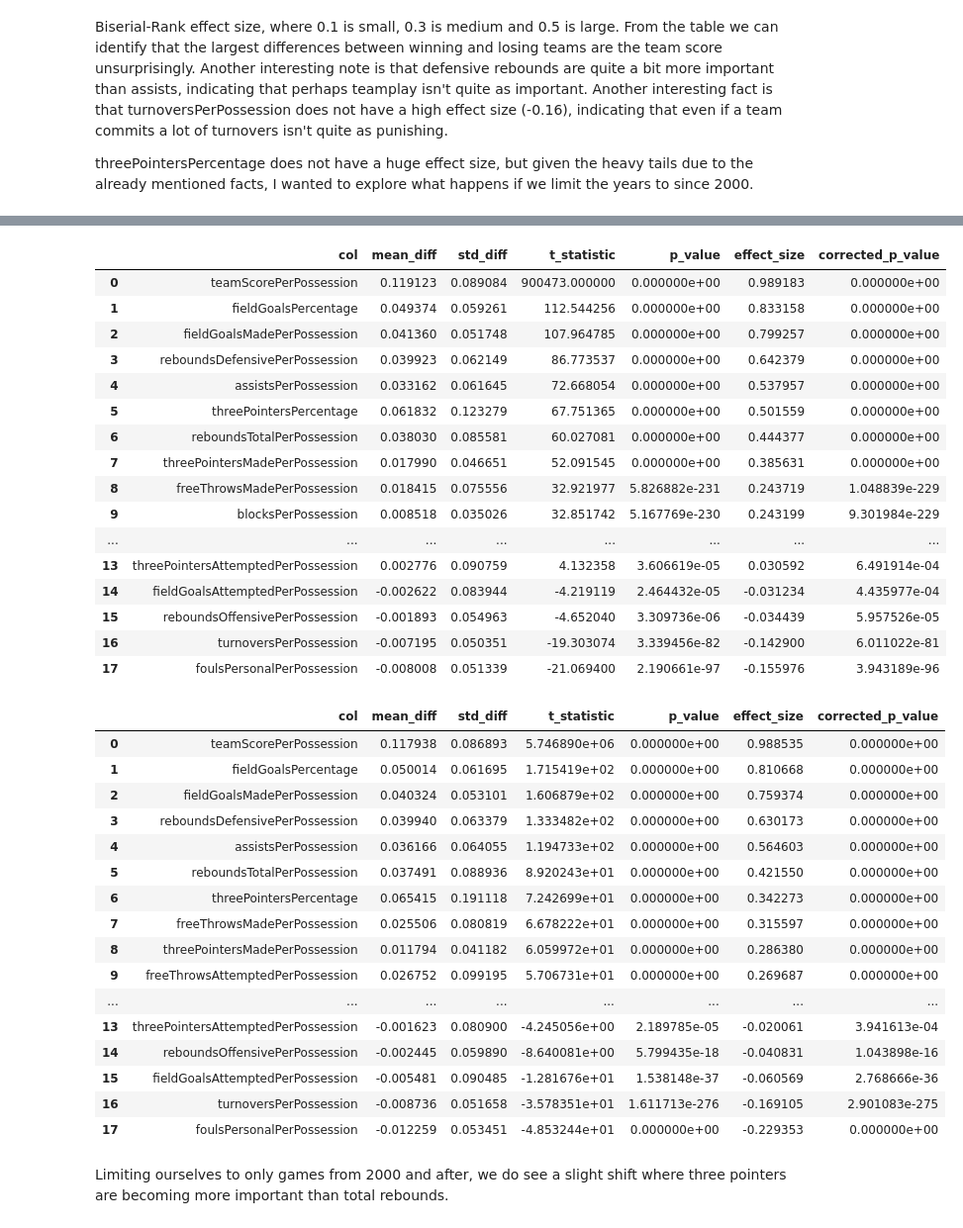
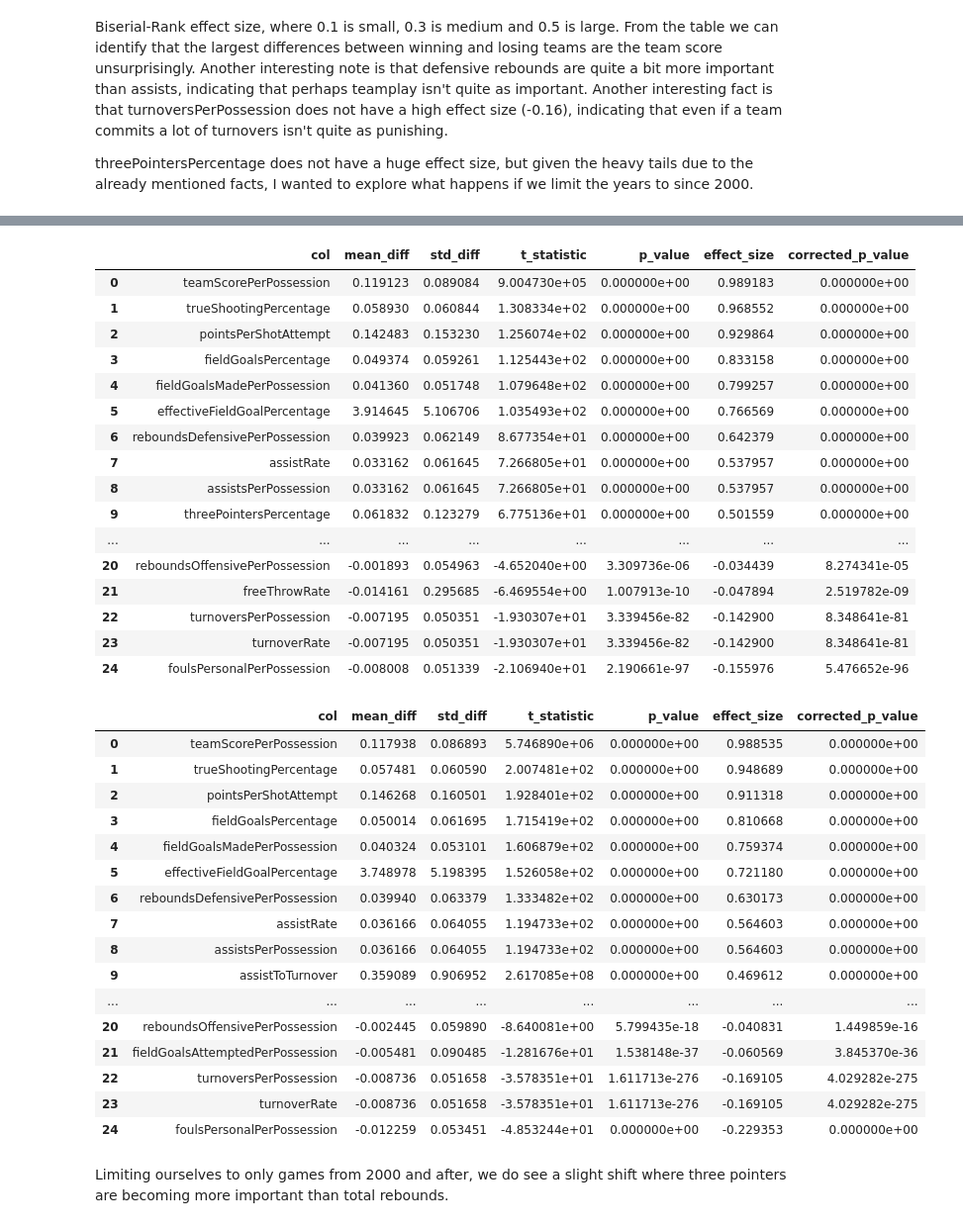
Before and after one commit to 5v3nn/uzh-esc403-data-science-project-nba, a Jupyter notebook: winning_teams.ipynb, the cells around one changed output, grey strips where cells are left out. Shown at 99% size. Saved outputs shown, nothing was run; the diff lists cells and outputs as text; code cells hidden in the pictures.

Commit message:
winning teams analysis done

```diff
--- a/winning_teams.ipynb
+++ b/winning_teams.ipynb
@@ -113,2 +150,11 @@ for col in per_possession_cols:
+# %%
+# Calculate all metrics above:
+team_statistics_df['effectiveFieldGoalPercentage'] = team_statistics_df['fieldGoalsMade'] + 0.5 * team_statistics_df['threePointersAttempted'] / team_statistics_df['fieldGoalsAttempted']
+team_statistics_df['trueShootingPercentage'] = team_statistics_df['teamScore'] / (2 * (team_statistics_df['fieldGoalsAttempted'] + 0.44 * team_statistics_df['freeThrowsAttempted']))
+team_statistics_df['pointsPerShotAttempt'] = team_statistics_df['teamScore'] / team_statistics_df['fieldGoalsAttempted']
+team_statistics_df['freeThrowRate'] = team_statistics_df['freeThrowsAttempted'] / team_statistics_df['fieldGoalsMade']
+team_statistics_df['assistRate'] = team_statistics_df['assists'] / team_statistics_df['possessions']
+team_statistics_df['turnoverRate'] = team_statistics_df['turnovers'] / team_statistics_df['possessions']
+team_statistics_df['assistToTurnover'] = team_statistics_df['assists'] / team_statistics_df['turnovers']
 # %%
 # Save the dataframe to a csv file
@@ -121,6 +167,9 @@ loss = team_statistics_df[team_statistics_df["win"] == 0]
 paired = pd.merge(win, loss, on=["gameId"], suffixes=("_win", "_loss"))
 # %%
 cols = [c for c in team_statistics_df.columns if c.endswith("PerPossession") or c.endswith("Percentage")]
+cols_additional = ["pointsPerShotAttempt", "freeThrowRate", "assistRate", "turnoverRate", "assistToTurnover"]
+cols = cols + cols_additional
+
 
 differences = paired[[f"{col}_win" for col in cols]].values - paired[[f"{col}_loss" for col in cols]].values
 differences = pd.DataFrame(differences, columns=cols)
@@ -173,7 +222,7 @@ results = []
 for col in cols:
     diffs = differences[col]
 
-    if col == "teamScorePerPossession":
+    if col == "teamScorePerPossession" or col == "assistToTurnover":
         res = pg.wilcoxon(diffs)
         statistic = res['W-val'].iloc[0]
         p_value = res['p-val'].iloc[0]
@@ -238,7 +287,6 @@ win_2000 = team_statistics_df_2000[team_statistics_df_2000["win"] == 1]
 loss_2000 = team_statistics_df_2000[team_statistics_df_2000["win"] == 0]
 paired_2000 = pd.merge(win_2000, loss_2000, on=["gameId"], suffixes=("_win", "_loss"))
 # %%
-cols = [c for c in team_statistics_df_2000.columns if c.endswith("PerPossession") or c.endswith("Percentage")]
 differences_2000 = paired_2000[[f"{col}_win" for col in cols]].values - paired_2000[[f"{col}_loss" for col in cols]].values
 differences_2000 = pd.DataFrame(differences_2000, columns=cols)
 # %%
@@ -268,70 +316,70 @@ from statsmodels.stats.multitest import multipletests
 import pingouin as pg
 
 results_2000 = []
 for col in cols:
     diffs = differences_2000[col]
 
-    if col == "teamScorePerPossession":
+    if col == "teamScorePerPossession" or col == "assistToTurnover":
         res = pg.wilcoxon(diffs)
         statistic = res['W-val'].iloc[0]
         p_value = res['p-val'].iloc[0]
         effect_size = res['RBC'].iloc[0]
     else:
         statistic, p_value = stats.ttest_1samp(diffs, 0)
         effect_size = diffs.mean() / diffs.std(ddof=1)
     results_2000.append({
         'col': col,
         'mean_diff': diffs.mean(),
         'std_diff': diffs.std(ddof=1),
         't_statistic': statistic,
         'p_value': p_value,
         'effect_size': effect_size
     })
 
 results_2000_df = pd.DataFrame(results_2000)
 
 # Bonferri Correction
 results_2000_df['corrected_p_value'] = multipletests(results_2000_df['p_value'], method='bonferroni')[1]
 results_2000_df = results_2000_df.sort_values('effect_size', ascending=False).reset_index(drop=True)
 results_2000_df
 # %% [output]
 |  | col | mean_diff | std_diff | t_statistic | p_value | effect_size | corrected_p_value |
-| 0 | teamScorePerPossession | 0.119123 | 0.089084 | 900473.000000 | 0.000000e+00 | 0.989183 | 0.000000e+00 |
-| 1 | fieldGoalsPercentage | 0.049374 | 0.059261 | 112.544256 | 0.000000e+00 | 0.833158 | 0.000000e+00 |
-| 2 | fieldGoalsMadePerPossession | 0.041360 | 0.051748 | 107.964785 | 0.000000e+00 | 0.799257 | 0.000000e+00 |
-| 3 | reboundsDefensivePerPossession | 0.039923 | 0.062149 | 86.773537 | 0.000000e+00 | 0.642379 | 0.000000e+00 |
-| 4 | assistsPerPossession | 0.033162 | 0.061645 | 72.668054 | 0.000000e+00 | 0.537957 | 0.000000e+00 |
-| 5 | threePointersPercentage | 0.061832 | 0.123279 | 67.751365 | 0.000000e+00 | 0.501559 | 0.000000e+00 |
-| 6 | reboundsTotalPerPossession | 0.038030 | 0.085581 | 60.027081 | 0.000000e+00 | 0.444377 | 0.000000e+00 |
-| 7 | threePointersMadePerPossession | 0.017990 | 0.046651 | 52.091545 | 0.000000e+00 | 0.385631 | 0.000000e+00 |
-| 8 | freeThrowsMadePerPossession | 0.018415 | 0.075556 | 32.921977 | 5.826882e-231 | 0.243719 | 1.048839e-229 |
-| 9 | blocksPerPossession | 0.008518 | 0.035026 | 32.851742 | 5.167769e-230 | 0.243199 | 9.301984e-229 |
+| 0 | teamScorePerPossession | 0.119123 | 0.089084 | 9.004730e+05 | 0.000000e+00 | 0.989183 | 0.000000e+00 |
+| 1 | trueShootingPercentage | 0.058930 | 0.060844 | 1.308334e+02 | 0.000000e+00 | 0.968552 | 0.000000e+00 |
+| 2 | pointsPerShotAttempt | 0.142483 | 0.153230 | 1.256074e+02 | 0.000000e+00 | 0.929864 | 0.000000e+00 |
+| 3 | fieldGoalsPercentage | 0.049374 | 0.059261 | 1.125443e+02 | 0.000000e+00 | 0.833158 | 0.000000e+00 |
+| 4 | fieldGoalsMadePerPossession | 0.041360 | 0.051748 | 1.079648e+02 | 0.000000e+00 | 0.799257 | 0.000000e+00 |
+| 5 | effectiveFieldGoalPercentage | 3.914645 | 5.106706 | 1.035493e+02 | 0.000000e+00 | 0.766569 | 0.000000e+00 |
+| 6 | reboundsDefensivePerPossession | 0.039923 | 0.062149 | 8.677354e+01 | 0.000000e+00 | 0.642379 | 0.000000e+00 |
+| 7 | assistRate | 0.033162 | 0.061645 | 7.266805e+01 | 0.000000e+00 | 0.537957 | 0.000000e+00 |
+| 8 | assistsPerPossession | 0.033162 | 0.061645 | 7.266805e+01 | 0.000000e+00 | 0.537957 | 0.000000e+00 |
+| 9 | threePointersPercentage | 0.061832 | 0.123279 | 6.775136e+01 | 0.000000e+00 | 0.501559 | 0.000000e+00 |
 | ... | ... | ... | ... | ... | ... | ... | ... |
-| 13 | threePointersAttemptedPerPossession | 0.002776 | 0.090759 | 4.132358 | 3.606619e-05 | 0.030592 | 6.491914e-04 |
-| 14 | fieldGoalsAttemptedPerPossession | -0.002622 | 0.083944 | -4.219119 | 2.464432e-05 | -0.031234 | 4.435977e-04 |
-| 15 | reboundsOffensivePerPossession | -0.001893 | 0.054963 | -4.652040 | 3.309736e-06 | -0.034439 | 5.957526e-05 |
-| 16 | turnoversPerPossession | -0.007195 | 0.050351 | -19.303074 | 3.339456e-82 | -0.142900 | 6.011022e-81 |
-| 17 | foulsPersonalPerPossession | -0.008008 | 0.051339 | -21.069400 | 2.190661e-97 | -0.155976 | 3.943189e-96 |
+| 20 | reboundsOffensivePerPossession | -0.001893 | 0.054963 | -4.652040e+00 | 3.309736e-06 | -0.034439 | 8.274341e-05 |
+| 21 | freeThrowRate | -0.014161 | 0.295685 | -6.469554e+00 | 1.007913e-10 | -0.047894 | 2.519782e-09 |
+| 22 | turnoversPerPossession | -0.007195 | 0.050351 | -1.930307e+01 | 3.339456e-82 | -0.142900 | 8.348641e-81 |
+| 23 | turnoverRate | -0.007195 | 0.050351 | -1.930307e+01 | 3.339456e-82 | -0.142900 | 8.348641e-81 |
+| 24 | foulsPersonalPerPossession | -0.008008 | 0.051339 | -2.106940e+01 | 2.190661e-97 | -0.155976 | 5.476652e-96 |
 # %%
 results_df
 # %% [output]
 |  | col | mean_diff | std_diff | t_statistic | p_value | effect_size | corrected_p_value |
 | 0 | teamScorePerPossession | 0.117938 | 0.086893 | 5.746890e+06 | 0.000000e+00 | 0.988535 | 0.000000e+00 |
-| 1 | fieldGoalsPercentage | 0.050014 | 0.061695 | 1.715419e+02 | 0.000000e+00 | 0.810668 | 0.000000e+00 |
-| 2 | fieldGoalsMadePerPossession | 0.040324 | 0.053101 | 1.606879e+02 | 0.000000e+00 | 0.759374 | 0.000000e+00 |
-| 3 | reboundsDefensivePerPossession | 0.039940 | 0.063379 | 1.333482e+02 | 0.000000e+00 | 0.630173 | 0.000000e+00 |
-| 4 | assistsPerPossession | 0.036166 | 0.064055 | 1.194733e+02 | 0.000000e+00 | 0.564603 | 0.000000e+00 |
-| 5 | reboundsTotalPerPossession | 0.037491 | 0.088936 | 8.920243e+01 | 0.000000e+00 | 0.421550 | 0.000000e+00 |
-| 6 | threePointersPercentage | 0.065415 | 0.191118 | 7.242699e+01 | 0.000000e+00 | 0.342273 | 0.000000e+00 |
-| 7 | freeThrowsMadePerPossession | 0.025506 | 0.080819 | 6.678222e+01 | 0.000000e+00 | 0.315597 | 0.000000e+00 |
-| 8 | threePointersMadePerPossession | 0.011794 | 0.041182 | 6.059972e+01 | 0.000000e+00 | 0.286380 | 0.000000e+00 |
-| 9 | freeThrowsAttemptedPerPossession | 0.026752 | 0.099195 | 5.706731e+01 | 0.000000e+00 | 0.269687 | 0.000000e+00 |
+| 1 | trueShootingPercentage | 0.057481 | 0.060590 | 2.007481e+02 | 0.000000e+00 | 0.948689 | 0.000000e+00 |
+| 2 | pointsPerShotAttempt | 0.146268 | 0.160501 | 1.928401e+02 | 0.000000e+00 | 0.911318 | 0.000000e+00 |
+| 3 | fieldGoalsPercentage | 0.050014 | 0.061695 | 1.715419e+02 | 0.000000e+00 | 0.810668 | 0.000000e+00 |
+| 4 | fieldGoalsMadePerPossession | 0.040324 | 0.053101 | 1.606879e+02 | 0.000000e+00 | 0.759374 | 0.000000e+00 |
+| 5 | effectiveFieldGoalPercentage | 3.748978 | 5.198395 | 1.526058e+02 | 0.000000e+00 | 0.721180 | 0.000000e+00 |
+| 6 | reboundsDefensivePerPossession | 0.039940 | 0.063379 | 1.333482e+02 | 0.000000e+00 | 0.630173 | 0.000000e+00 |
+| 7 | assistRate | 0.036166 | 0.064055 | 1.194733e+02 | 0.000000e+00 | 0.564603 | 0.000000e+00 |
+| 8 | assistsPerPossession | 0.036166 | 0.064055 | 1.194733e+02 | 0.000000e+00 | 0.564603 | 0.000000e+00 |
+| 9 | assistToTurnover | 0.359089 | 0.906952 | 2.617085e+08 | 0.000000e+00 | 0.469612 | 0.000000e+00 |
 | ... | ... | ... | ... | ... | ... | ... | ... |
-| 13 | threePointersAttemptedPerPossession | -0.001623 | 0.080900 | -4.245056e+00 | 2.189785e-05 | -0.020061 | 3.941613e-04 |
-| 14 | reboundsOffensivePerPossession | -0.002445 | 0.059890 | -8.640081e+00 | 5.799435e-18 | -0.040831 | 1.043898e-16 |
-| 15 | fieldGoalsAttemptedPerPossession | -0.005481 | 0.090485 | -1.281676e+01 | 1.538148e-37 | -0.060569 | 2.768666e-36 |
-| 16 | turnoversPerPossession | -0.008736 | 0.051658 | -3.578351e+01 | 1.611713e-276 | -0.169105 | 2.901083e-275 |
-| 17 | foulsPersonalPerPossession | -0.012259 | 0.053451 | -4.853244e+01 | 0.000000e+00 | -0.229353 | 0.000000e+00 |
+| 20 | reboundsOffensivePerPossession | -0.002445 | 0.059890 | -8.640081e+00 | 5.799435e-18 | -0.040831 | 1.449859e-16 |
+| 21 | fieldGoalsAttemptedPerPossession | -0.005481 | 0.090485 | -1.281676e+01 | 1.538148e-37 | -0.060569 | 3.845370e-36 |
+| 22 | turnoversPerPossession | -0.008736 | 0.051658 | -3.578351e+01 | 1.611713e-276 | -0.169105 | 4.029282e-275 |
+| 23 | turnoverRate | -0.008736 | 0.051658 | -3.578351e+01 | 1.611713e-276 | -0.169105 | 4.029282e-275 |
+| 24 | foulsPersonalPerPossession | -0.012259 | 0.053451 | -4.853244e+01 | 0.000000e+00 | -0.229353 | 0.000000e+00 |
 # %% [markdown]
 Limiting ourselves to only games from 2000 and after, we do see a slight shift where three pointers are becoming more important than total rebounds.
 # %% [markdown]
```
Also changed, not shown: parts of 24 cells of this notebook.
